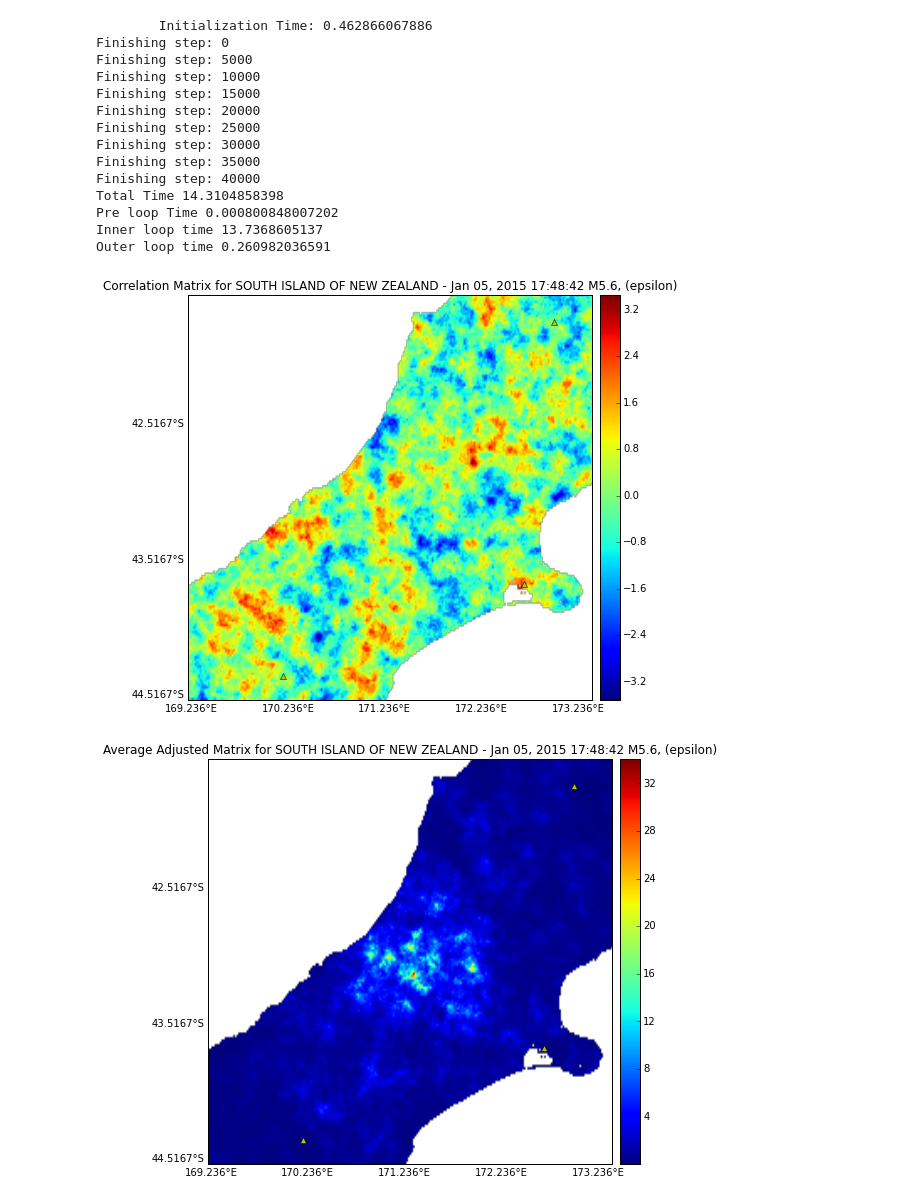
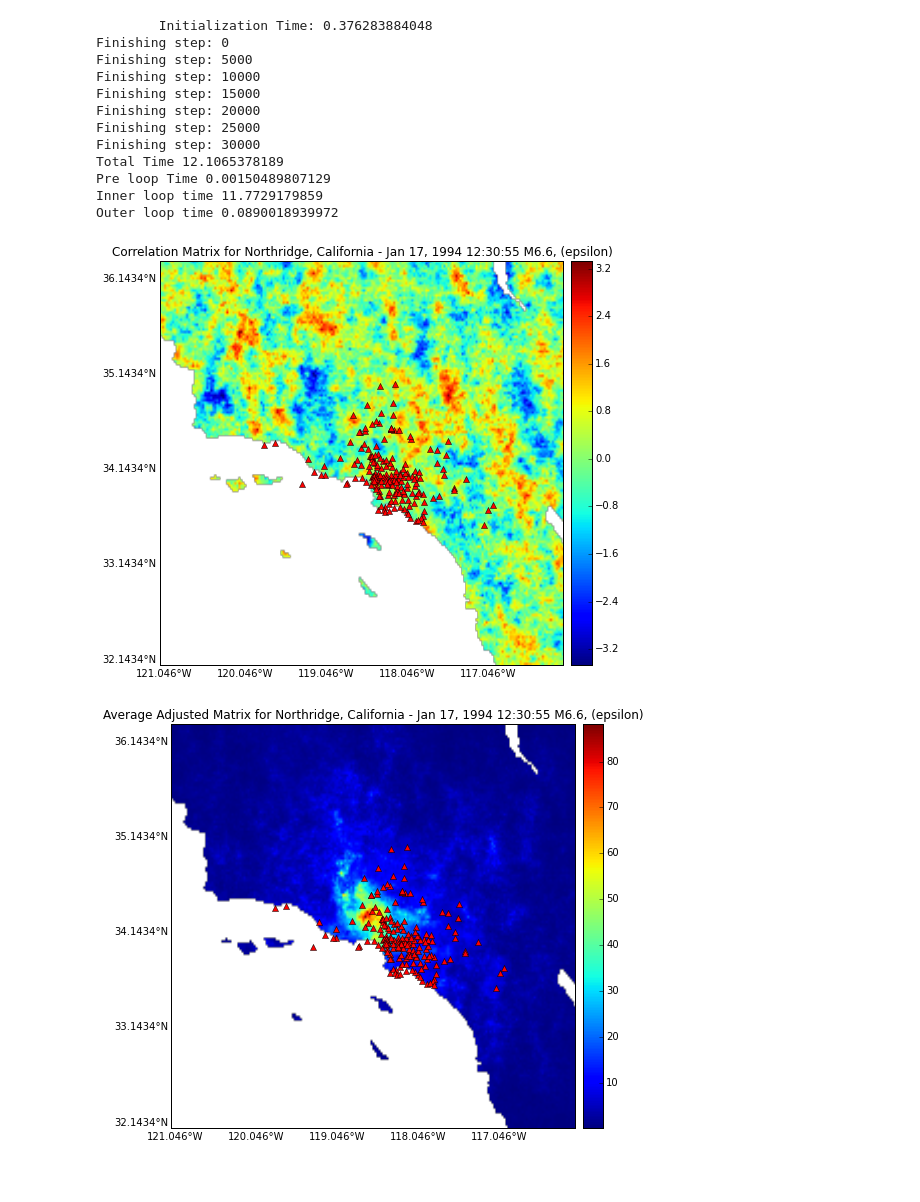
Before and after one commit to sverros/Correlation, a Jupyter notebook: Successive Code.ipynb, the cells around one changed output. Cells and saved outputs as stored; diff of their text form; code cells hidden in the pictures.

```diff
--- a/Successive Code.ipynb
+++ b/Successive Code.ipynb
@@ -26,54 +26,53 @@ num_realizations = 1
 
 # Get shakemap for desired variable, PGA, uncertainty grid and stationdata
 # Selected Stations: Units in pctg
-shakemap = ShakeGrid('/Users/sverros/Documents/shakemaps/NZHok/grid.xml', variable = '%s' % voi)
+shakemap = ShakeGrid('/Users/sverros/Documents/output/grid.xml', variable = '%s' % voi)
 
 # Uncertainty Data: Units in ln(pctg)
-uncertainty = ShakeGrid('/Users/sverros/Documents/shakemaps/NZHok/uncertainty.xml', variable= 'STD%s' % voi)
+uncertainty = ShakeGrid('/Users/sverros/Documents/output/uncertainty.xml', variable= 'STD%s' % voi)
 
 # Station Data: Units in pctg
-stationlist = '/Users/sverros/Documents/shakemaps/NZHok/stationlist.xml'
+stationlist = '/Users/sverros/Documents/output/stationlist.xml'
 stationdata = readStation(stationlist)
 
 # Used for plotting
 topofile = '/Users/sverros/Documents/etopo1_bed_g_f4.grd'
+
 
 # Sets up grid spacing, site collections, and other data values
 # optional parameters: dm, dn, the grid discritization defaulting to 1
 variables = initialize(shakemap, uncertainty, stationdata)
 
 # Calculate the random array, stored for testing
 rand = np.random.randn(variables['N']*variables['M'])
 
 # Main program for computing spatial correlation
 # Output is a dictionary with the following keys
 #     cor- grid of spatially correlated epsilon
 #     data- grid of ShakeMap data
 #     data_new- data with added spatial correlation
 #     grid_arr- array for storing grid indices for multiple realizations
 #     mu_arr- array for storing Sig21.T*Sig11inv for multiple realizations
 #     sigma_arr- array for storing sigma for multiple realizations
 out = main(variables, r, voi, rand)
 
 # Calculate multiple realizations
 ACCUM_ARRAY = realizations(num_realizations, variables['N'], variables['M'], out['grid_arr'],
                            out['mu_arr'], out['sigma_arr'], variables['uncertaintydata'], out['data'])
 
 plot(out, variables, voi, shakemap, stationdata, topofile, ACCUM_ARRAY)
 # %% [output]
-        Initialization Time: 0.462866067886
+        Initialization Time: 0.376283884048
 Finishing step: 0
 Finishing step: 5000
 Finishing step: 10000
 Finishing step: 15000
 Finishing step: 20000
 Finishing step: 25000
 Finishing step: 30000
-Finishing step: 35000
-Finishing step: 40000
-Total Time 14.3104858398
-Pre loop Time 0.000800848007202
-Inner loop time 13.7368605137
-Outer loop time 0.260982036591
+Total Time 12.1065378189
+Pre loop Time 0.00150489807129
+Inner loop time 11.7729179859
+Outer loop time 0.0890018939972
-[figure, old version]
+[figure, new version]
-[figure, old version]
+[figure, new version]
```
Also changed, not shown: parts of 3 cells of this notebook, 7 other files.
